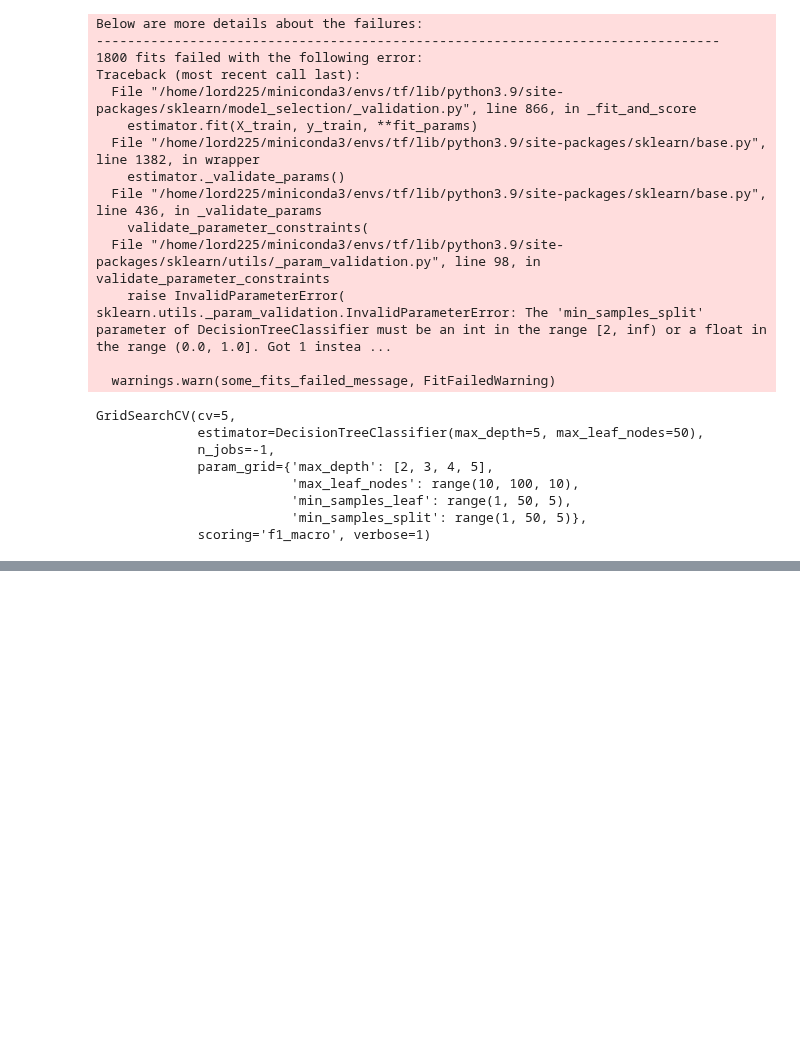
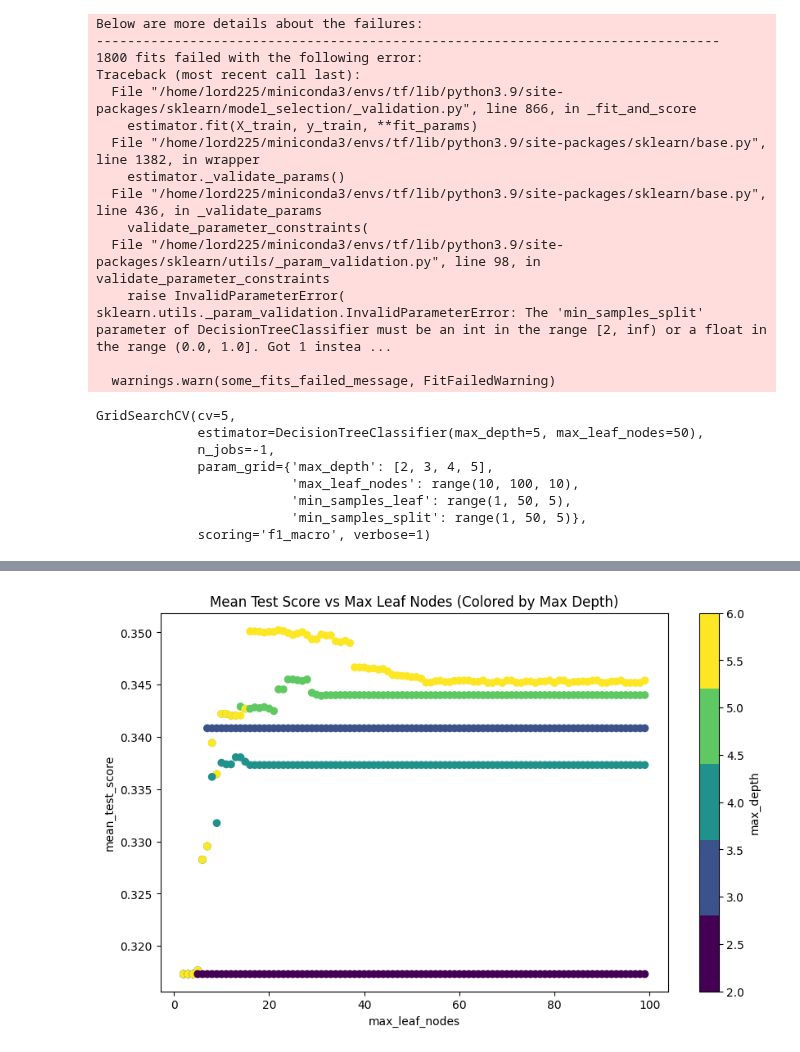
Before and after one commit to Lord225/explain-rl, a Jupyter notebook: explain/train-explainable-tree_maxpool.ipynb, the cells around one changed output, grey strips where cells are left out. Saved outputs shown, nothing was run; the diff lists cells and outputs as text; code cells hidden in the pictures; blank space fills up the shorter version.

```diff
--- a/explain/train-explainable-tree_maxpool.ipynb
+++ b/explain/train-explainable-tree_maxpool.ipynb
@@ -860,0 +844,22 @@ print(segmented_reduced.shape)
+# %%
+model = tree.DecisionTreeClassifier(
+    class_weight=class_weights_up_down
+)
+
+x = GridSearchCV(
+    estimator=model,
+    param_grid={
+        "max_leaf_nodes": range(2, 100, 1),
+        "max_depth": [2, 3, 4, 5, 6],
+    },
+    cv=5,
+    n_jobs=-1,
+    verbose=1,
+    scoring="f1_macro"
+)
+
+x.fit(X_up_down, y_up_down)
+params = pd.DataFrame(x.cv_results_)
+params.sort_values(by=["rank_test_score", "param_max_leaf_nodes"], ascending=[True, True], inplace=True)
+params = params[["params", "mean_test_score", "rank_test_score"]]
+params
@@ -860,0 +881,20 @@ print(segmented_reduced.shape)
+# %%
+# Extract max_depth values from params
+params['max_depth'] = params['params'].apply(lambda x: x['max_depth'])
+
+# Plot mean_test_score vs max_leaf_nodes with color based on max_depth
+plt.figure(figsize=(10, 6))
+scatter = plt.scatter(
+    params["params"].apply(lambda x: x["max_leaf_nodes"]),
+    params["mean_test_score"],
+    c=params["max_depth"],
+    # quantized cmap
+    cmap=plt.get_cmap('viridis', 5),
+)
+plt.colorbar(scatter, label='max_depth')
+plt.xlabel('max_leaf_nodes')
+plt.ylabel('mean_test_score')
+plt.title('Mean Test Score vs Max Leaf Nodes (Colored by Max Depth)')
+plt.show()
+# %% [output]
+[figure, added]
```
Also changed, not shown: parts of 44 cells of this notebook, 9 other files.
